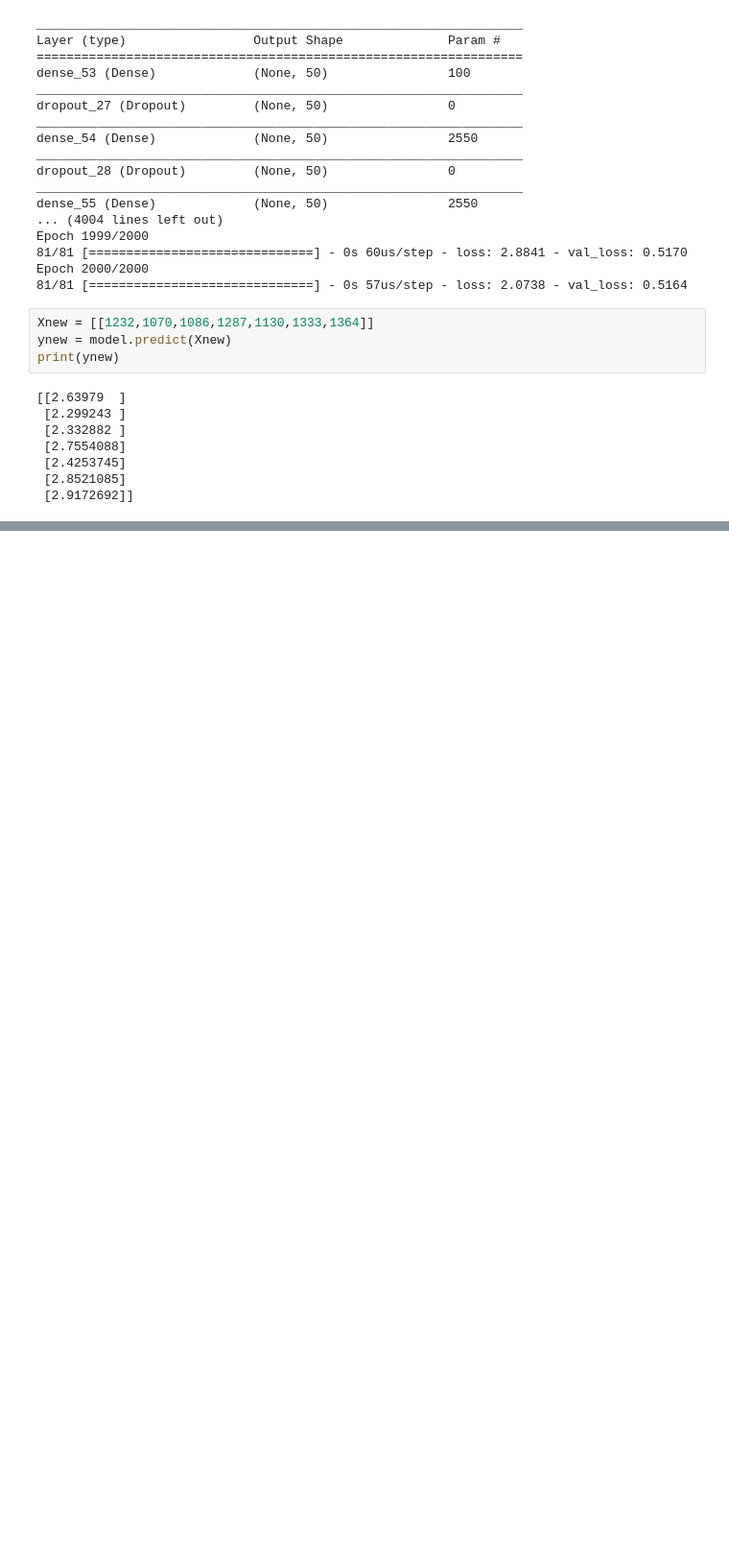
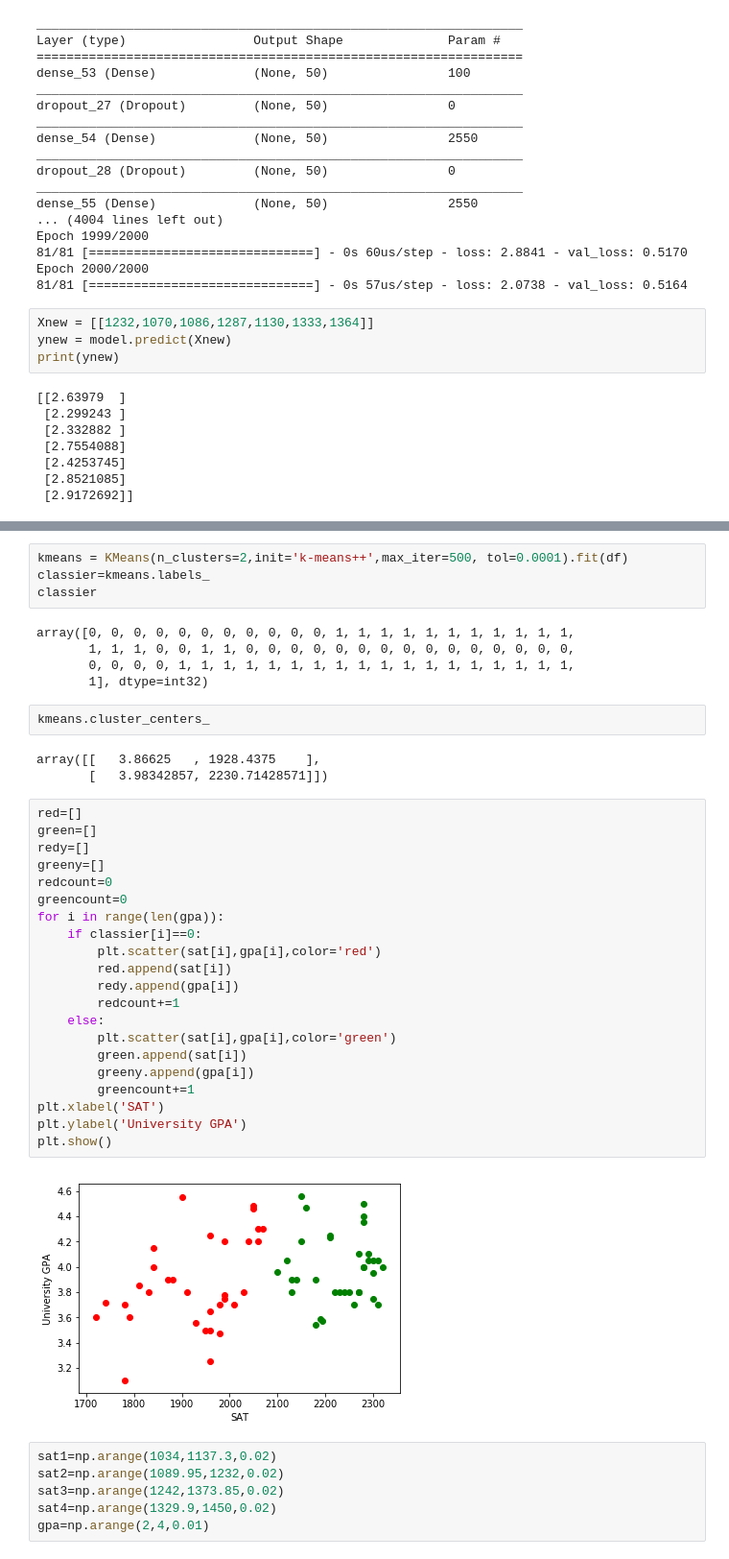
Before and after one commit to Serena-Xu/F-means, a Jupyter notebook: Research/Research.ipynb, the cells around one changed output, grey strips where cells are left out. Shown: that part at 96% size. Drawn from its saved outputs; the diff is of its cells as text; blank space fills up the shorter version.

```diff
--- a/Research/Research.ipynb
+++ b/Research/Research.ipynb
@@ -217,0 +240,43 @@ print(ynew)
+# %%
+kmeans = KMeans(n_clusters=2,init='k-means++',max_iter=500, tol=0.0001).fit(df)
+classier=kmeans.labels_
+classier
+# %% [output]
+array([0, 0, 0, 0, 0, 0, 0, 0, 0, 0, 0, 1, 1, 1, 1, 1, 1, 1, 1, 1, 1, 1,
+       1, 1, 1, 0, 0, 1, 1, 0, 0, 0, 0, 0, 0, 0, 0, 0, 0, 0, 0, 0, 0, 0,
+       0, 0, 0, 0, 1, 1, 1, 1, 1, 1, 1, 1, 1, 1, 1, 1, 1, 1, 1, 1, 1, 1,
+       1], dtype=int32)
+# %%
+kmeans.cluster_centers_
+# %% [output]
+array([[   3.86625   , 1928.4375    ],
+       [   3.98342857, 2230.71428571]])
+# %%
+red=[]
+green=[]
+redy=[]
+greeny=[]
+redcount=0
+greencount=0
+for i in range(len(gpa)):
+    if classier[i]==0:
+        plt.scatter(sat[i],gpa[i],color='red')
+        red.append(sat[i])
+        redy.append(gpa[i])
+        redcount+=1
+    else:
+        plt.scatter(sat[i],gpa[i],color='green')
+        green.append(sat[i])
+        greeny.append(gpa[i])
+        greencount+=1
+plt.xlabel('SAT')
+plt.ylabel('University GPA')
+plt.show()
+# %% [output]
+[figure, added]
+# %%
+sat1=np.arange(1034,1137.3,0.02)
+sat2=np.arange(1089.95,1232,0.02)
+sat3=np.arange(1242,1373.85,0.02)
+sat4=np.arange(1329.9,1450,0.02)
+gpa=np.arange(2,4,0.01)
```
Also changed, not shown: parts of 6 cells of this notebook, 2 other files.
